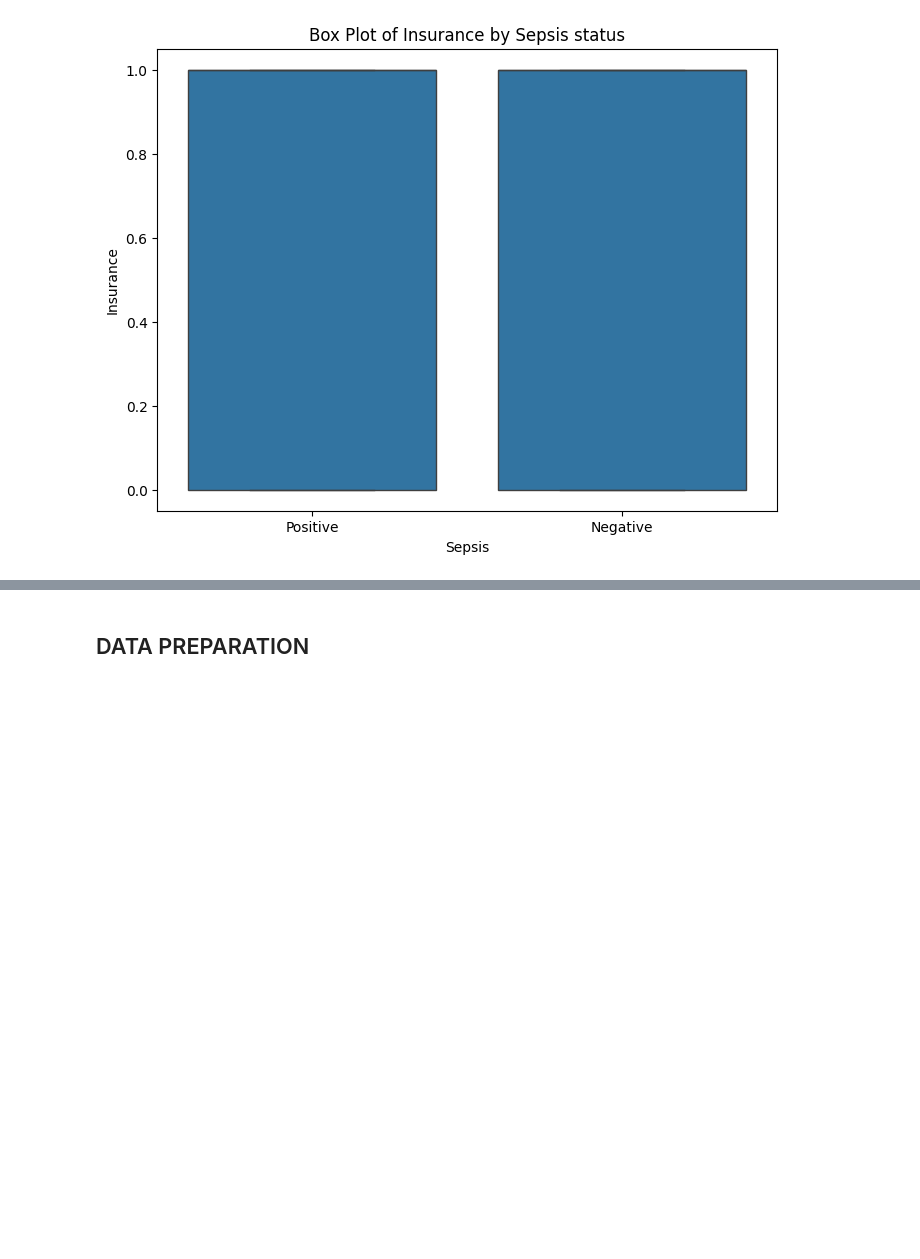
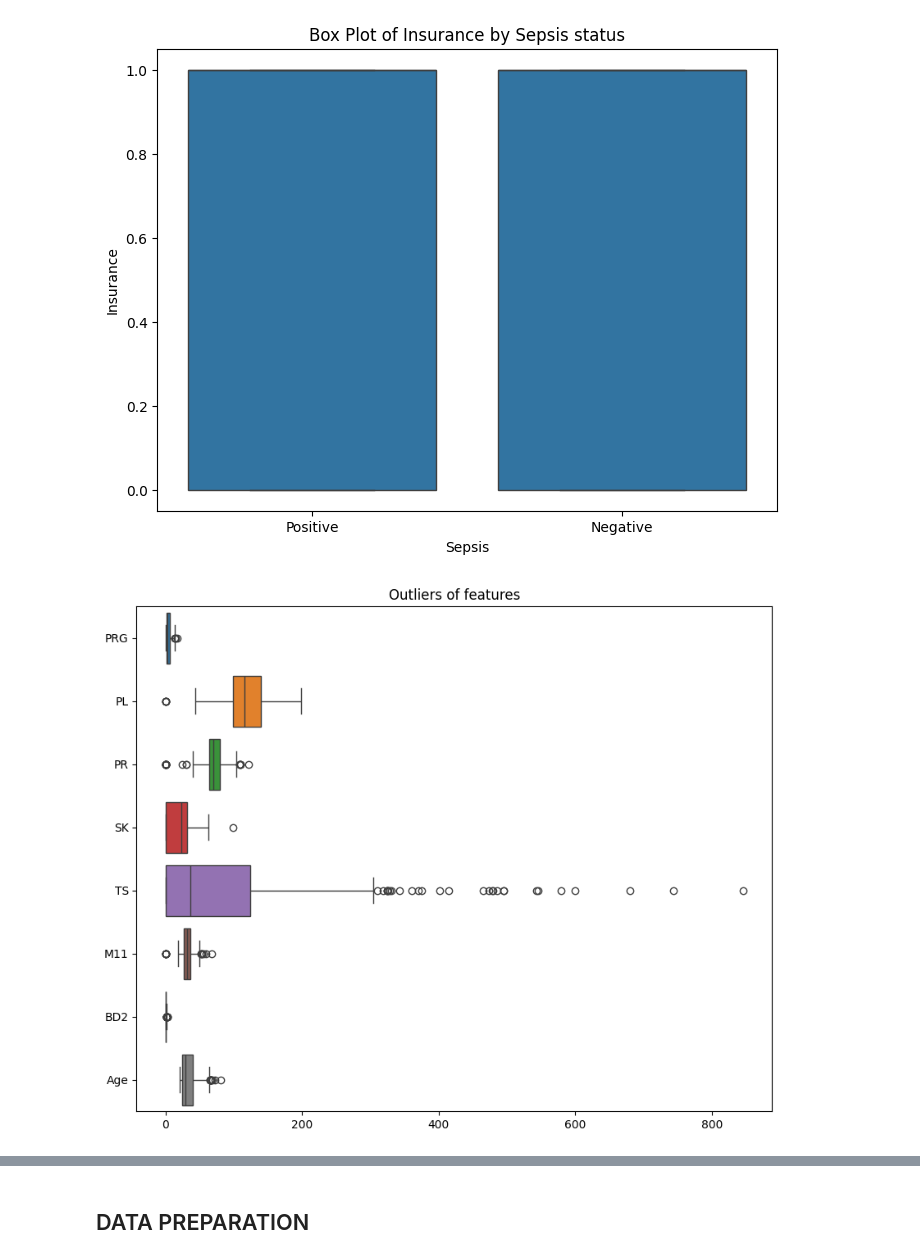
Before and after one commit to speedcode-x/Sepsis-prediction, a Jupyter notebook: ML_main.ipynb, the cells around one changed output, grey strips where cells are left out. Saved outputs shown, nothing was run; the diff lists cells and outputs as text; code cells hidden in the pictures; blank space fills up the shorter version.

```diff
--- a/ML_main.ipynb
+++ b/ML_main.ipynb
@@ -190,3 +244,11 @@ for col in numerical_cols:
 [figure]
 [figure]
 [figure]
+# %%
+# check for outliers
+plt.figure(figsize=(10,8))
+sns.boxplot(data=data.drop(['Insurance','Sepssis'],axis=1), orient='h')
+plt.title('Outliers of features')
+plt.show()
+# %% [output]
+[figure, added]
```
Also changed, not shown: parts of 61 cells of this notebook.
